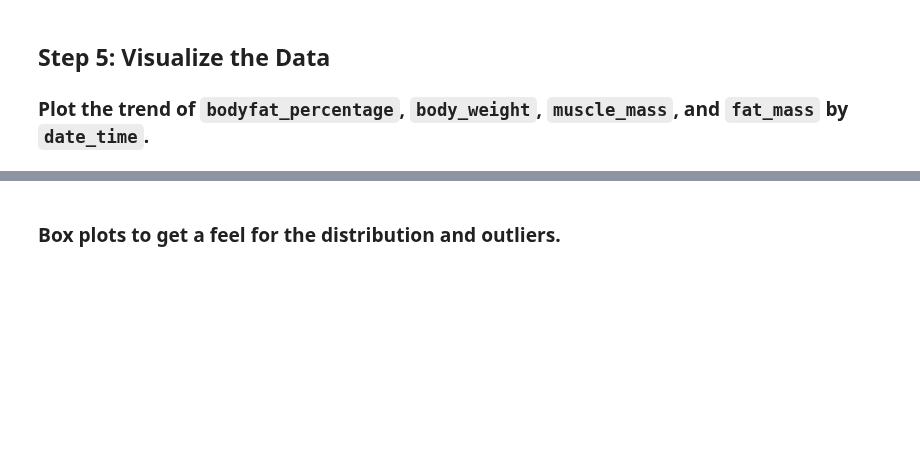
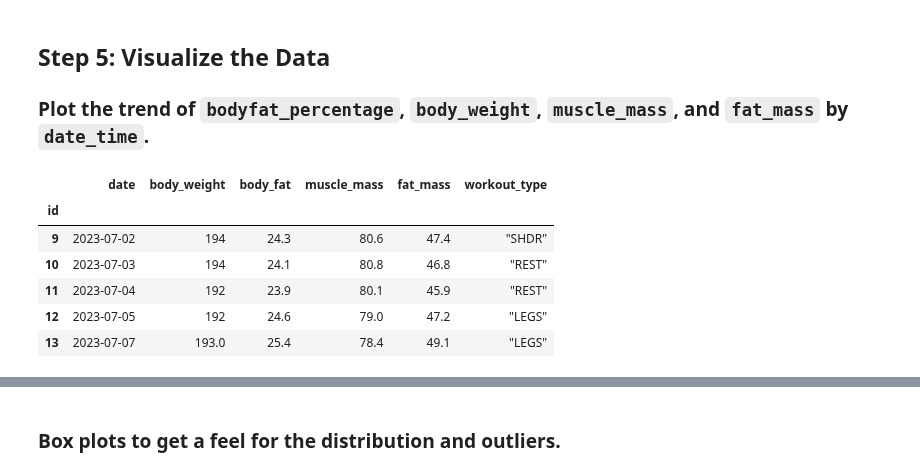
Before and after one commit to Artuk009/NewDIetAndExercise, a Jupyter notebook: Diet_Stuff/body_measurements_v2.ipynb, the cells around one changed output, grey strips where cells are left out. Cells and saved outputs as stored; diff of their text form; code cells hidden in the pictures; blank space fills up the shorter version.

```diff
--- a/Diet_Stuff/body_measurements_v2.ipynb
+++ b/Diet_Stuff/body_measurements_v2.ipynb
@@ -160,3 +165,14 @@ new_details.to_csv(r'/Users/tukles/Library/CloudStorage/GoogleDrive-brent.artuch
 # %% [markdown]
 ## Step 5: Visualize the Data
 ### Plot the trend of `bodyfat_percentage`, `body_weight`, `muscle_mass`, and `fat_mass` by `date_time`.
+# %%
+new_details = pd.read_sql('''CALL GetBodyMeasurementsByDate()''', mysql_url, index_col='id')
+new_details.tail()
+# %% [output]
+|  | date | body_weight | body_fat | muscle_mass | fat_mass | workout_type |
+| id |  |  |  |  |  |  |
+| 9 | 2023-07-02 | 194 | 24.3 | 80.6 | 47.4 | "SHDR" |
+| 10 | 2023-07-03 | 194 | 24.1 | 80.8 | 46.8 | "REST" |
+| 11 | 2023-07-04 | 192 | 23.9 | 80.1 | 45.9 | "REST" |
+| 12 | 2023-07-05 | 192 | 24.6 | 79.0 | 47.2 | "LEGS" |
+| 13 | 2023-07-07 | 193.0 | 25.4 | 78.4 | 49.1 | "LEGS" |
```
Also changed, not shown: parts of 15 cells of this notebook, 5 other files.
